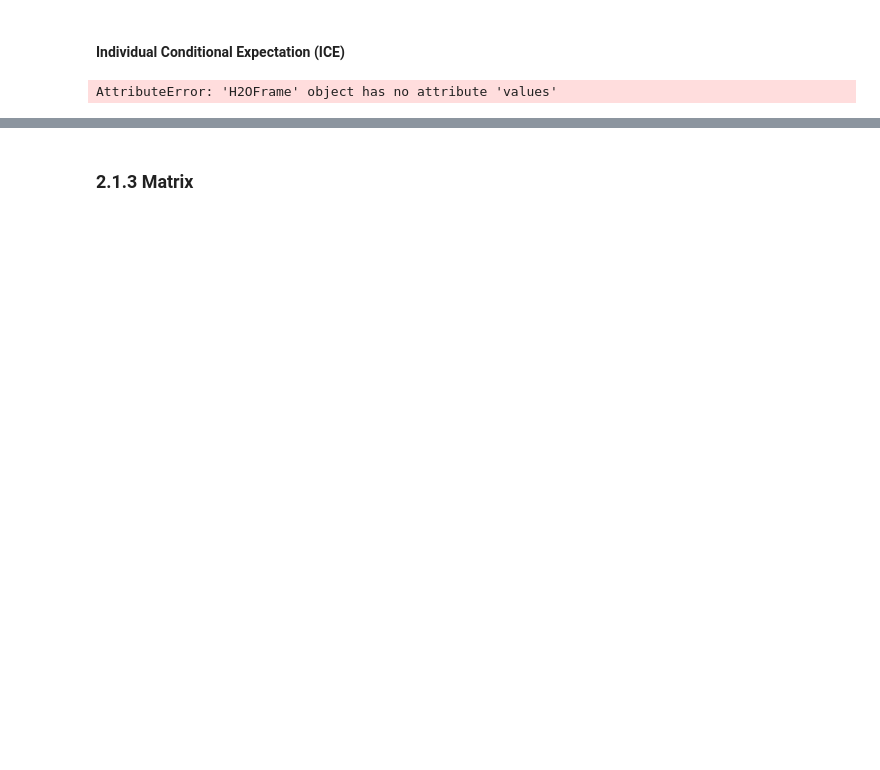
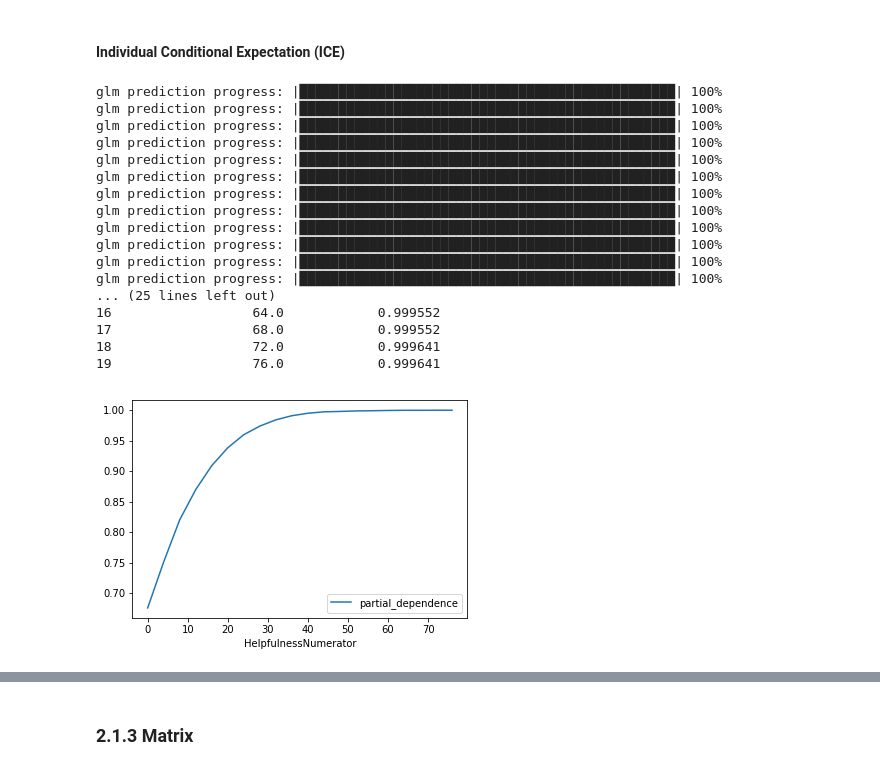
Before and after one commit to MandyMY/AI-Addin, a Jupyter notebook: Final Project.ipynb, the cells around one changed output, grey strips where cells are left out. Drawn from its saved outputs; the diff is of its cells as text; code cells hidden in the pictures; blank space fills up the shorter version.

```diff
--- a/Final Project.ipynb
+++ b/Final Project.ipynb
@@ -253,6 +281,69 @@ PartialDependencePlot progress: |███████████████
 # %% [markdown]
 #### Individual Conditional Expectation (ICE)
-# %%
-ice_linear = ice(ext_train_new, 'HelpfulnessNumerator', local_glm_plus.predict, num_grid_points=100)
-# %% [output]
-AttributeError: 'H2OFrame' object has no attribute 'values'
+# %%
+def par_dep(xs, frame, model, resolution=20, bins=None):
+
+    """ Creates Pandas dataframe containing partial dependence for a single variable.
+
+    Args:
+        xs: Variable for which to calculate partial dependence.
+        frame: Data for which to calculate partial dependence.
+        model: Model for which to calculate partial dependence.
+        resolution: The number of points across the domain of xs for which to calculate partial dependence.
+
+    Returns:
+        Pandas dataframe containing partial dependence values.
+
+    """
+
+    # init empty Pandas frame w/ correct col names
+    par_dep_frame = pd.DataFrame(columns=[xs, 'partial_dependence'])
+
+    # cache original data
+    col_cache = h2o.deep_copy(frame[xs], xid='col_cache')
+
+    # determine values at which to calculate partial dependency
+    if bins == None:
+        min_ = frame[xs].min()
+        max_ = frame[xs].max()
+        by = (max_ - min_)/resolution
+        bins = np.arange(min_, max_, by)
+
+    # calculate partial dependency
+    # by setting column of interest to constant
+    for j in bins:
+        frame[xs] = j
+        par_dep_i = model.predict(frame)
+        par_dep_j = par_dep_i.mean()[0]
+        par_dep_frame = par_dep_frame.append({xs:j,
+                                              'partial_dependence': par_dep_j},
+                                              ignore_index=True)
+
+    # return input frame to original cached state
+    frame[xs] = h2o.get_frame('col_cache')
+
+    return par_dep_frame
+
+# show some output
+par_dep_HelpfulnessNumerator = par_dep('HelpfulnessNumerator', ext_test_new, local_glm_plus)
+par_dep_HelpfulnessNumerator.plot.line(x='HelpfulnessNumerator', y='partial_dependence')
+print(par_dep_HelpfulnessNumerator)
+# %% [output]
+glm prediction progress: |████████████████████████████████████████████████| 100%
+glm prediction progress: |████████████████████████████████████████████████| 100%
+glm prediction progress: |████████████████████████████████████████████████| 100%
+glm prediction progress: |████████████████████████████████████████████████| 100%
+glm prediction progress: |████████████████████████████████████████████████| 100%
+glm prediction progress: |████████████████████████████████████████████████| 100%
+glm prediction progress: |████████████████████████████████████████████████| 100%
+glm prediction progress: |████████████████████████████████████████████████| 100%
+glm prediction progress: |████████████████████████████████████████████████| 100%
+glm prediction progress: |████████████████████████████████████████████████| 100%
+glm prediction progress: |████████████████████████████████████████████████| 100%
+glm prediction progress: |████████████████████████████████████████████████| 100%
+... (25 lines left out)
+16                  64.0            0.999552
+17                  68.0            0.999552
+18                  72.0            0.999641
+19                  76.0            0.999641
+[figure, added]
```
Also changed, not shown: parts of 37 cells of this notebook.
